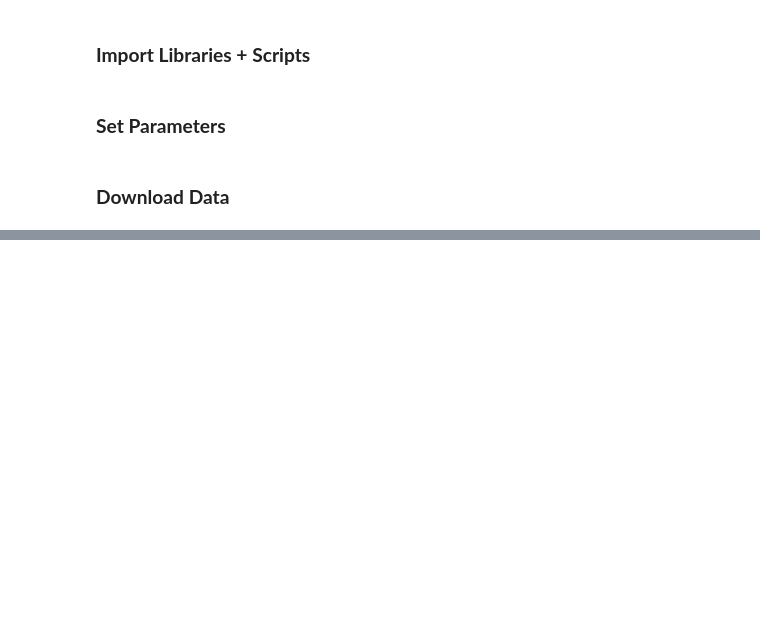
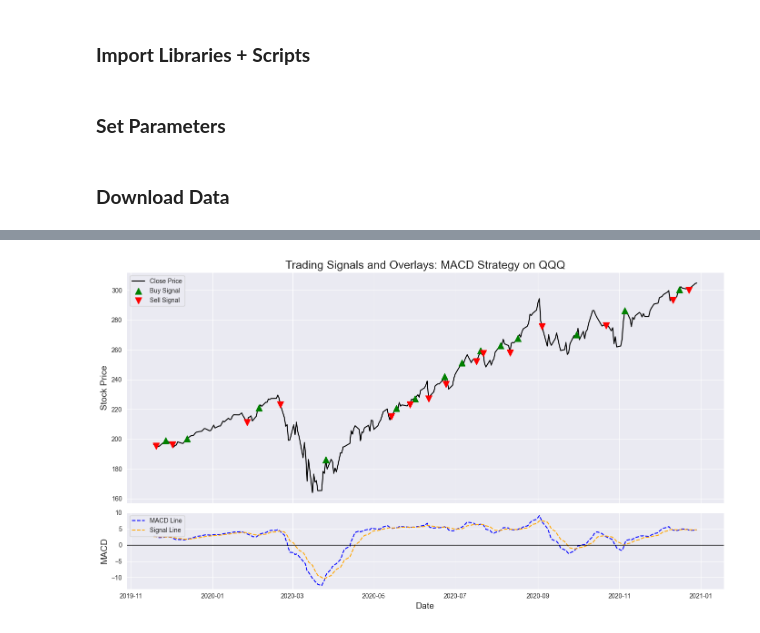
Before and after one commit to tobiassafie/first-year-coding, a Jupyter notebook: finance_models/capstone/Capstone_Backtester.ipynb, the cells around one changed output, grey strips where cells are left out. Cells and saved outputs as stored; diff of their text form; code cells hidden in the pictures; blank space fills up the shorter version.

```diff
--- a/finance_models/capstone/Capstone_Backtester.ipynb
+++ b/finance_models/capstone/Capstone_Backtester.ipynb
@@ -20,11 +20,12 @@ from strategies import sma_crossover_strategy, ewma_crossover_strategy, rsi_boll
 ### **Set Parameters**
 # %%
 # Set Backtest Settings
-ticker = 'TSLA'  # Example: 'TSLA', 'AAPL', etc.
-start_date = '2020-01-01'
-end_date = '2022-01-01'
+ticker = 'QQQ'  # Example: 'TSLA', 'AAPL', etc.
+start_date = '2019-10-10' # Pull from 50 days earlier to allow indicators to warm up
+end_date = '2020-12-30'
 
-strategy_choice = 'SMA'  # Options: 'SMA', 'EWMA', 'RSI', 'ATR'
+# Select strategy
+strategy_choice = 'MACD'  # Options: 'SMA', 'EWMA', 'MACD', 'RSI', 'ATR'
 # %% [markdown]
 ### **Download Data**
 # %%
@@ -51,0 +95,75 @@ df = df[['High', 'Low', 'Close']].dropna()
+# %%
+sns.set_style('darkgrid')
+
+# --- For MACD Strategy (Separate Subplots) ---
+if strategy_choice == 'MACD':
+    fig, (ax1, ax2) = plt.subplots(2, 1, figsize=(14,8), sharex=True, gridspec_kw={'height_ratios': [3, 1]})
+
+    # Top Plot - Close Price and Buy/Sell Signals
+    sns.lineplot(ax=ax1, data=df, x=df.index, y='Close', label='Close Price', color='black')
+
+    # Plot Buy signals
+    buy_signals = df[df['Signal'] == 1]
+    ax1.scatter(buy_signals.index, buy_signals['Close'], label='Buy Signal', marker='^', color='green', s=100, zorder=5)
+
+    # Plot Sell signals
+    sell_signals = df[df['Signal'] == -1]
+    ax1.scatter(sell_signals.index, sell_signals['Close'], label='Sell Signal', marker='v', color='red', s=100, zorder=5)
+
+    # Title and legend
+    ax1.set_title(f"Trading Signals and Overlays: {strategy_choice} Strategy on {ticker}", fontsize=18)
+    ax1.set_ylabel("Stock Price", fontsize=14)
+    ax1.legend()
+
+    # Bottom Plot - MACD and Signal Line
+    sns.lineplot(ax=ax2, data=df, x=df.index, y='MACD', label='MACD Line', color='blue', linestyle='--')
+    sns.lineplot(ax=ax2, data=df, x=df.index, y='Signal_Line', label='Signal Line', color='orange', linestyle='--')
+    ax2.axhline(0, color='black', linewidth=1)
+
+    ax2.set_ylabel("MACD", fontsize=14)
+    ax2.set_xlabel("Date", fontsize=14)
+    ax2.legend()
+
+    plt.tight_layout()
+    plt.show()
+
+# --- For All Other Strategies ---
+else:
+    plt.figure(figsize=(14,7))
+
+    # Plot Close Price
+    sns.lineplot(data=df, x=df.index, y='Close', label='Close Price', color='black')
+
+    # Plot Buy signals
+    buy_signals = df[df['Signal'] == 1]
+    plt.scatter(buy_signals.index, buy_signals['Close'], label='Buy Signal', marker='^', color='green', s=100, zorder=5)
+
+    # Plot Sell signals
+    sell_signals = df[df['Signal'] == -1]
+    plt.scatter(sell_signals.index, sell_signals['Close'], label='Sell Signal', marker='v', color='red', s=100, zorder=5)
+
+    # Strategy-specific overlays
+    if strategy_choice == 'SMA':
+        sns.lineplot(data=df, x=df.index, y='SMA_Short', label='SMA Short', color='blue', linestyle='--')
+        sns.lineplot(data=df, x=df.index, y='SMA_Long', label='SMA Long', color='orange', linestyle='--')
+
+    elif strategy_choice == 'EWMA':
+        sns.lineplot(data=df, x=df.index, y='EWMA_Short', label='EWMA Short', color='blue', linestyle='--')
+        sns.lineplot(data=df, x=df.index, y='EWMA_Long', label='EWMA Long', color='orange', linestyle='--')
+
+    elif strategy_choice == 'RSI':
+        sns.lineplot(data=df, x=df.index, y='Upper_Band', label='Upper Band', color='purple', linestyle='--')
+        sns.lineplot(data=df, x=df.index, y='Lower_Band', label='Lower Band', color='brown', linestyle='--')
+
+    elif strategy_choice == 'ATR':
+        sns.lineplot(data=df, x=df.index, y='Upper_Breakout', label='Upper Breakout', color='purple', linestyle='--')
+        sns.lineplot(data=df, x=df.index, y='Lower_Breakout', label='Lower Breakout', color='brown', linestyle='--')
+
+    plt.title(f"Trading Signals and Overlays: {strategy_choice} Strategy on {ticker}", fontsize=18)
+    plt.xlabel("Date", fontsize=14)
+    plt.ylabel("Stock Price", fontsize=14)
+    plt.legend(loc='best')
+    plt.tight_layout()
+    plt.show()
+# %% [output]
+[figure, added]
```
Also changed, not shown: parts of 14 cells of this notebook.
